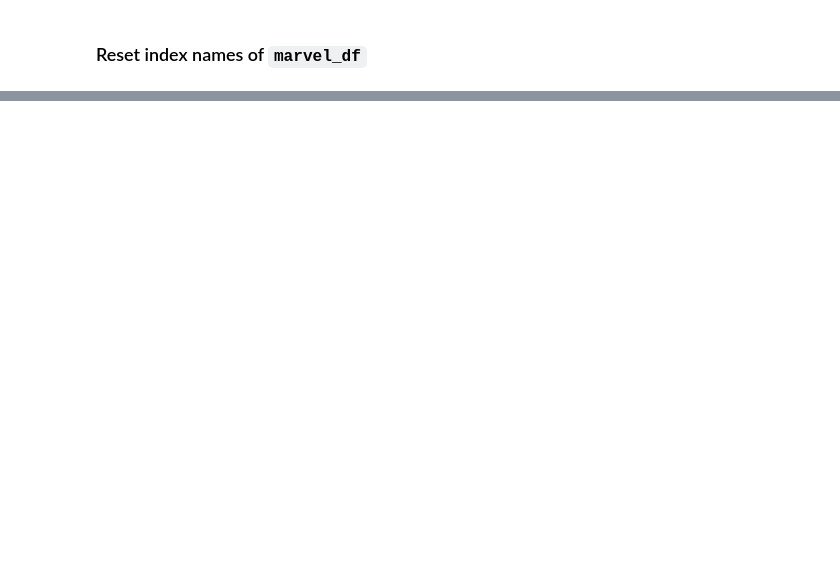
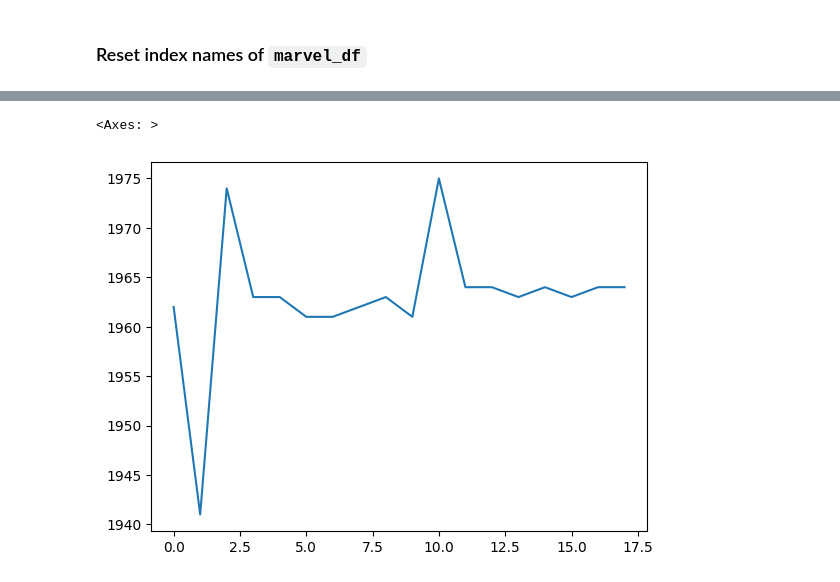
Before and after one commit to Ankitkr20/Python-DataAnalyst-Practice-Questions, a Jupyter notebook: 4 - Pandas DataFrames exercises.ipynb, the cells around one changed output, grey strips where cells are left out. Saved outputs shown, nothing was run; the diff lists cells and outputs as text; code cells hidden in the pictures; blank space fills up the shorter version.

```diff
--- a/4 - Pandas DataFrames exercises.ipynb
+++ b/4 - Pandas DataFrames exercises.ipynb
@@ -191,3 +209,5 @@ marvel_df
 ### Drop 'Namor' and 'Hank Pym' rows
 # %%
 # your code goes here
+marvel_df = marvel_df.drop(['Namor','Hank Pym'], axis = 0)
+marvel_df
@@ -255,3 +350,5 @@ marvel_df.iloc[[0, -1],]
 ### Modify the `first_appearance` of 'Vision' to year 1964
 # %%
 # your code
+marvel_df.loc['Vision','first_appearance'] = 1964
+marvel_df
@@ -265,3 +380,5 @@ marvel_df
 ### Add a new column to `marvel_df` called 'years_since' with the years since `first_appearance`
 # %%
 # your code goes here
+marvel_df['year_since'] = 2018 - marvel_df['first_appearance']
+marvel_df
@@ -357,3 +594,5 @@ marvel_df[mask]
 ### Reset index names of `marvel_df`
 # %%
 # your code goes here
+marvel_df = marvel_df.reset_index()
+marvel_df
@@ -367,6 +624,10 @@ marvel_df
 ### Plot the values of `first_appearance`
 # %%
 # your code goes here
+marvel_df.first_appearance.plot()
+# %% [output]
+<Axes: >
+[figure, added]
 # %%
 #plt.plot(marvel_df.index, marvel_df.first_appearance)
 marvel_df.first_appearance.plot()
```
Also changed, not shown: parts of 22 cells of this notebook, 5 other files.
